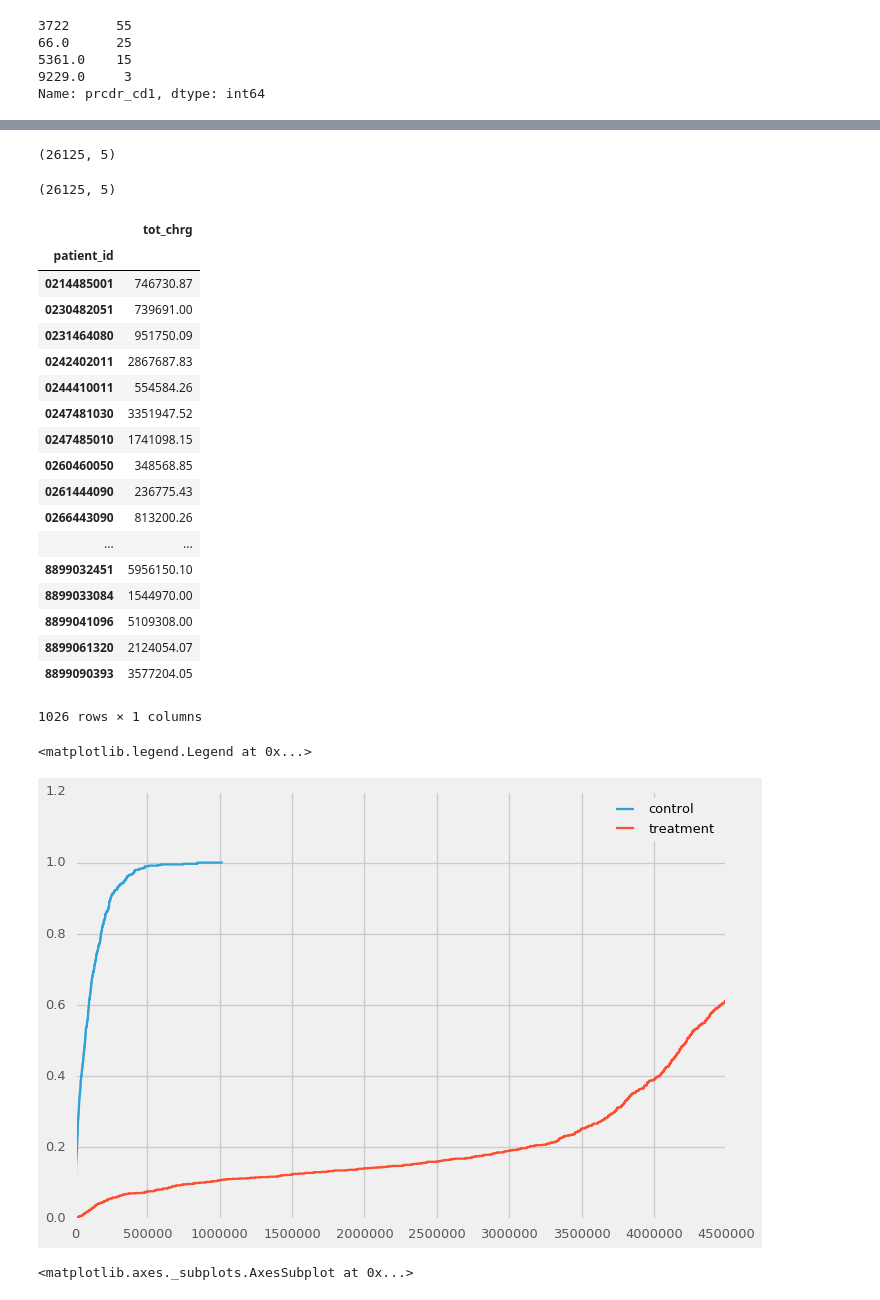
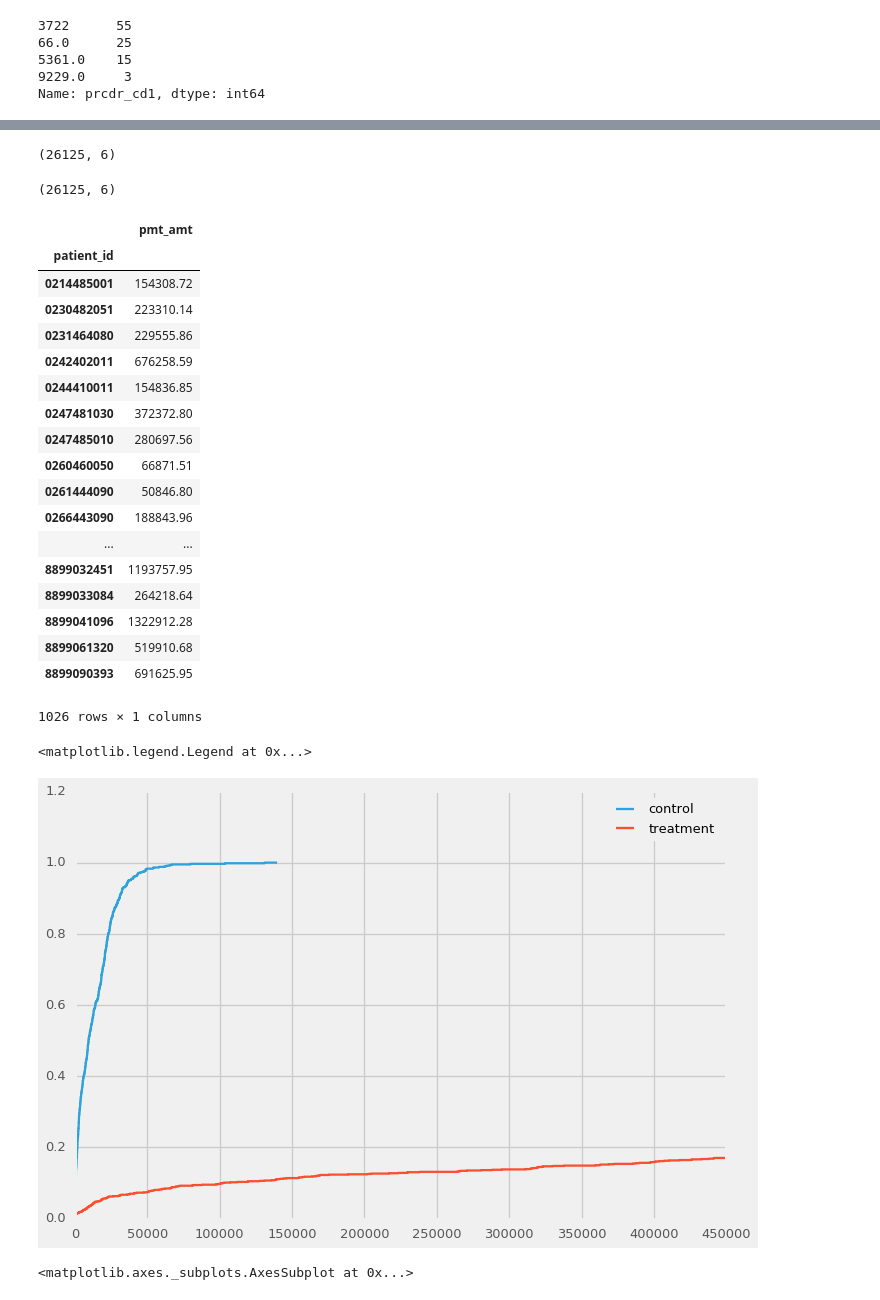
Before and after one commit to doolingdavid/IBA, a Jupyter notebook: costofcare_outsat_load.ipynb, the cells around one changed output, grey strips where cells are left out. Cells and saved outputs as stored; diff of their text form; code cells hidden in the pictures.

```diff
--- a/costofcare_outsat_load.ipynb
+++ b/costofcare_outsat_load.ipynb
@@ -867,7 +867,8 @@ dhcontrol.prcdr_cd1.value_counts()
 9229.0     3
 Name: prcdr_cd1, dtype: int64
 # %%
-costcolumns = ['patient_id','claim_from_date','tot_chrg','rec_count','link_num']
+costcolumns = ['patient_id','claim_from_date','tot_chrg','rec_count','link_num','pmt_amt']
 dhkontrol = dhcontrol[costcolumns]
+dhkontrol.head(20)
 dhkontrol[dhkontrol.rec_count == 1].shape
 # %% [output]
@@ -881,7 +882,7 @@ dhkontrol = dhkontrol[dhkontrol.rec_count == 1]
 # %%
 groupedkontrol = dhkontrol.groupby('patient_id')
 # %%
-wokontrol = groupedkontrol.agg({'tot_chrg': np.sum})
+wokontrol = groupedkontrol.agg({'pmt_amt': np.sum})
 # %%
 wokontrol
 # %% [output]
@@ -912,47 +913,47 @@ wokontrol.tot_chrg.value_counts(normalize=True).sort_index().cumsum().plot(draws
 # %%
-costcolumns = ['patient_id','claim_from_date','tot_chrg','rec_count','link_num']
+costcolumns = ['patient_id','claim_from_date','tot_chrg','rec_count','link_num','pmt_amt']
 dhttreatment = dhtreatment[costcolumns]
 dhttreatment[dhttreatment.rec_count == 1].shape
 # %% [output]
-(26125, 5)
+(26125, 6)
 # %%
 dhttreatment[dhttreatment.rec_count == 1].drop_duplicates().shape
 # %% [output]
-(26125, 5)
+(26125, 6)
 # %%
 groupedtreatment = dhttreatment.groupby('patient_id')
 # %%
-wotreatment = groupedtreatment.agg({'tot_chrg': np.sum})
+wotreatment = groupedtreatment.agg({'pmt_amt': np.sum})
 # %%
 wotreatment
 # %% [output]
-|  | tot_chrg |
+|  | pmt_amt |
 | patient_id |  |
-| 0214485001 | 746730.87 |
-| 0230482051 | 739691.00 |
-| 0231464080 | 951750.09 |
-| 0242402011 | 2867687.83 |
-| 0244410011 | 554584.26 |
-| 0247481030 | 3351947.52 |
-| 0247485010 | 1741098.15 |
-| 0260460050 | 348568.85 |
-| 0261444090 | 236775.43 |
-| 0266443090 | 813200.26 |
+| 0214485001 | 154308.72 |
+| 0230482051 | 223310.14 |
+| 0231464080 | 229555.86 |
+| 0242402011 | 676258.59 |
+| 0244410011 | 154836.85 |
+| 0247481030 | 372372.80 |
+| 0247485010 | 280697.56 |
+| 0260460050 | 66871.51 |
+| 0261444090 | 50846.80 |
+| 0266443090 | 188843.96 |
 | ... | ... |
-| 8899032451 | 5956150.10 |
-| 8899033084 | 1544970.00 |
-| 8899041096 | 5109308.00 |
-| 8899061320 | 2124054.07 |
-| 8899090393 | 3577204.05 |
+| 8899032451 | 1193757.95 |
+| 8899033084 | 264218.64 |
+| 8899041096 | 1322912.28 |
+| 8899061320 | 519910.68 |
+| 8899090393 | 691625.95 |
 1026 rows × 1 columns
 # %%
-ax = wokontrol.tot_chrg.value_counts(normalize=True).sort_index().cumsum().plot(drawstyle='steps',label='control')
-wotreatment.tot_chrg.value_counts(normalize=True).sort_index().cumsum().plot(drawstyle='steps',ax=ax,label='treatment')
-plt.xlim(0,4500000)
+ax = wokontrol.pmt_amt.value_counts(normalize=True).sort_index().cumsum().plot(drawstyle='steps',label='control')
+wotreatment.pmt_amt.value_counts(normalize=True).sort_index().cumsum().plot(drawstyle='steps',ax=ax,label='treatment')
+plt.xlim(0,450000)
 plt.legend()
 # %% [output]
 <matplotlib.legend.Legend at 0x...>
-[figure, old version]
+[figure, new version]
 # %%
 wotreatment.tot_chrg.value_counts(normalize=True).sort_index().cumsum().plot(drawstyle='steps',label='treatment')
 # %% [output]
```
Also changed, not shown: parts of 4 cells of this notebook, 1 other file.
